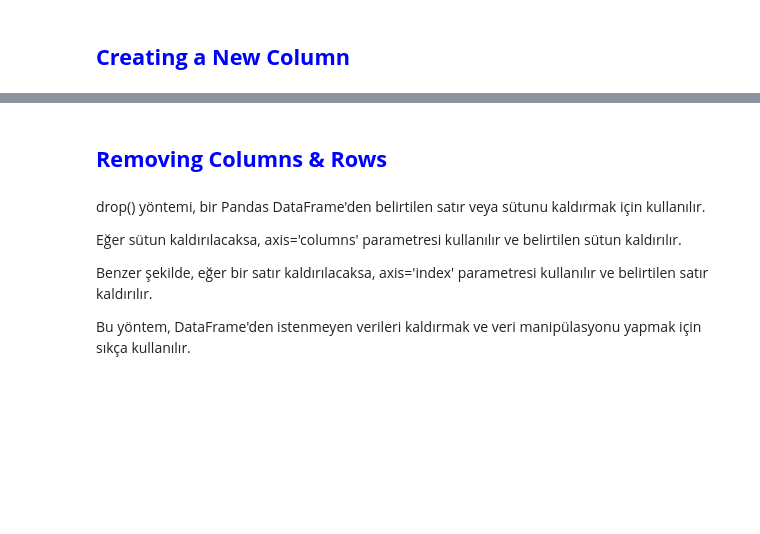
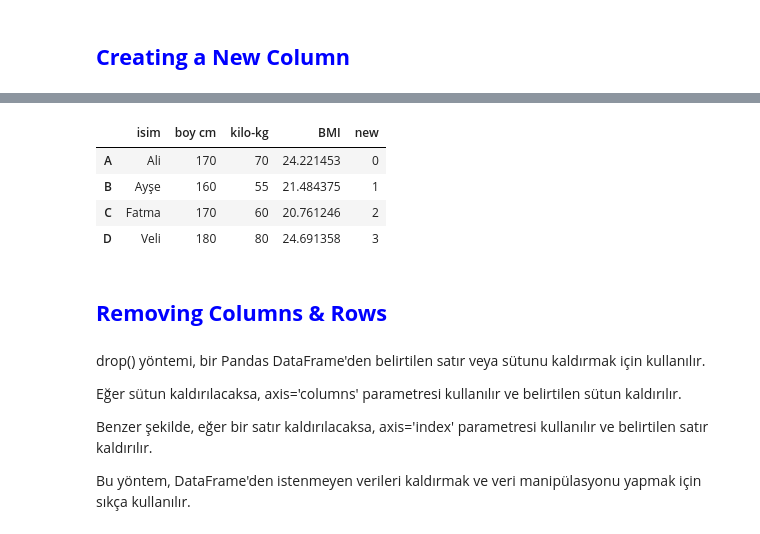
Before and after one commit to SerhanSubasi/B247-Pandas, a Jupyter notebook: Pandas_PreClass_2 (Series Methods & DataFrames) 15.03.24.ipynb, the cells around one changed output, grey strips where cells are left out. Drawn from its saved outputs; the diff is of its cells as text; code cells hidden in the pictures; blank space fills up the shorter version.

```diff
--- a/Pandas_PreClass_2 (Series Methods & DataFrames) 15.03.24.ipynb
+++ b/Pandas_PreClass_2 (Series Methods & DataFrames) 15.03.24.ipynb
@@ -409,0 +437,3 @@ pandas.core.frame.DataFrame
+# %%
+df["BMI"] = df["kilo-kg"] / (df["boy cm"] / 100) ** 2
+df #For döngüsünü kendi otomatik yapar DataFrame
@@ -409,0 +446,2 @@ pandas.core.frame.DataFrame
+# %%
+df.new = np.arange(4)
@@ -410,3 +456,12 @@ pandas.core.frame.DataFrame
+# %%
+df["new"] = np.arange(4) #Yeni bir sütun oluştururken de parantez içinde zorunlu kılıyor.
+df
+# %% [output]
+|  | isim | boy cm | kilo-kg | BMI | new |
+| A | Ali | 170 | 70 | 24.221453 | 0 |
+| B | Ayşe | 160 | 55 | 21.484375 | 1 |
+| C | Fatma | 170 | 60 | 20.761246 | 2 |
+| D | Veli | 180 | 80 | 24.691358 | 3 |
 # %% [markdown]
 ## <font color='blue'> <b>Removing Columns & Rows</b><font color='black'>
 # %% [markdown]
```
Also changed, not shown: parts of 6 cells of this notebook.
